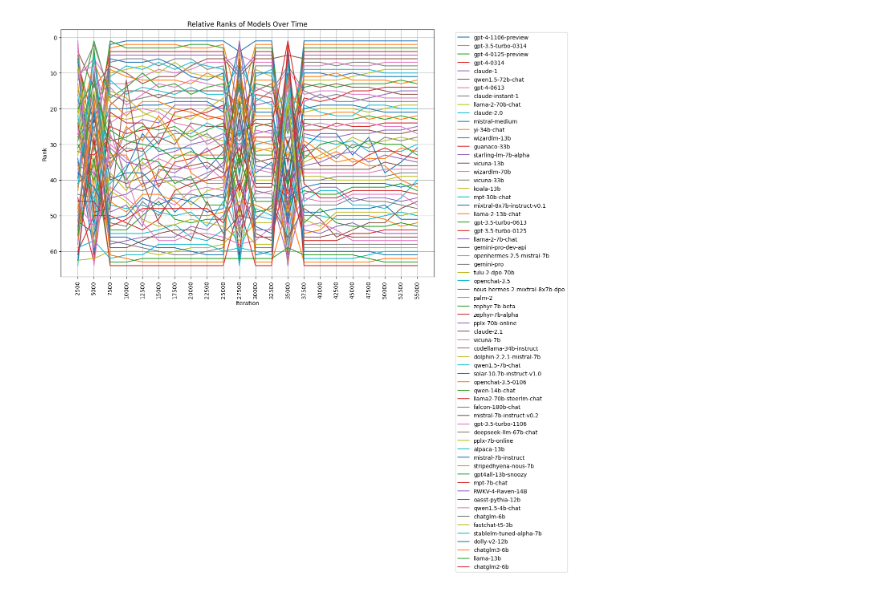
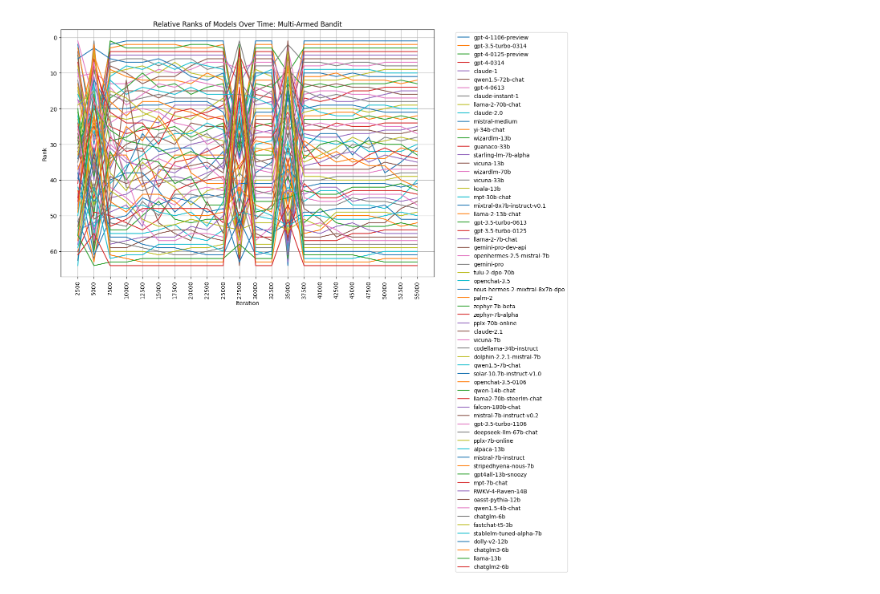
Before and after one commit to wangtian24/tian-scripts, a Jupyter notebook: notebooks/route_feedback.ipynb, the cells around one changed output. Cells and saved outputs as stored; diff of their text form; code cells hidden in the pictures.

```diff
--- a/notebooks/route_feedback.ipynb
+++ b/notebooks/route_feedback.ipynb
@@ -42,26 +40,27 @@ df.head(3)
 | 1 | 53567 | koala-13b | gpt-4-0613 | ["What is the difference between ... | ["A marriage license is a legal d... | ["A marriage license and a marria... | 0 | 1 | ... |
 | 2 | 65089 | gpt-3.5-turbo-0613 | mistral-medium | ["explain function calling. how w... | ["Function calling is the process... | ["Function calling is the process... | 0 | 0 | ... |
 # %%
-models = set(df.model_a.unique()) | set(df.model_b.unique())
+def get_models(df: pd.DataFrame) -> list[str]:
+    return list(set(df.model_a.unique()) | set(df.model_b.unique()))
 
-router = MABRouter(
-    arms=list(models),
+
+def binarize(arm, reward):
+    return reward >= 0.5
+
+
+ranker = MultiArmedBanditRanker(
+    models=get_models(df),
+    # learning_policy=LearningPolicy.ThompsonSampling(binarizer=binarize),
     learning_policy=LearningPolicy.EpsilonGreedy(epsilon=0.15),
 )
 
 arm_df = pd.DataFrame()
 for i, row in df.iterrows():
-    arms = [row["model_a"], row["model_b"]]
-    if row["winner_tie"]:
-        rewards = [0.5, 0.5]
-    elif row["winner"] == "model_a":
-        rewards = [1, 0]
-    else:
-        rewards = [0, 1]
-    router.update(arms, rewards)
+    result = 0.5 if row["winner_tie"] else (1 if row["winner"] == "model_a" else 0)
+    ranker.update(row.model_a, row.model_b, result)
     if i % 2500 == 0 and i > 0:
-        expectations = router.mab.predict_expectations()
-        arm_df_i = pd.DataFrame(list(expectations.items()), columns=["model", f"rank_{i}"])
+        ranks = ranker.ranks()
+        arm_df_i = pd.DataFrame(list(ranks.items()), columns=["model", f"rank_{i}"])
         if arm_df.empty:
             arm_df = arm_df_i
         else:
@@ -76,37 +75,37 @@ arm_df.head(3)
 3 rows × 23 columns
 # %%
-def plot_ranked_df(model_df: pd.DataFrame):
+def plot_ranked_df(model_df: pd.DataFrame, title: str):
     rank_columns = [col for col in model_df.columns if col.startswith("rank_")]
     rank_columns_sorted = sorted(rank_columns, key=lambda x: int(x.split("_")[1]))
 
     # Calculate the ranks of the arms for each expectation column in ascending order
     rank_df = model_df.set_index("model")[rank_columns_sorted].rank(ascending=False)
 
     # Sort arms by their final rank in ascending order
     final_ranks = rank_df[rank_columns_sorted[-1]].sort_values().index
 
     # Plot the ranks over time using seaborn
     plt.figure(figsize=(12, 8))
     for arm in final_ranks:
         sns.lineplot(data=rank_df.loc[arm], label=arm)
 
     plt.xlabel("Iteration")
     plt.ylabel("Rank")
-    plt.title("Relative Ranks of Models Over Time")
+    plt.title(f"Relative Ranks of Models Over Time: {title}")
     plt.legend(bbox_to_anchor=(1.05, 1), loc="upper left")
     plt.grid(True)
     plt.xticks(
         ticks=range(len(rank_columns_sorted)),
         labels=[int(col.split("_")[1]) for col in rank_columns_sorted],
         rotation=90,
     )
     plt.gca().invert_yaxis()  # Invert the y-axis to have rank 1 at the top
     plt.show()
 
 
-plot_ranked_df(arm_df)
+plot_ranked_df(arm_df, "Multi-Armed Bandit")
 # %% [output]
-[figure, old version]
+[figure, new version]
 # %%
 # Convert the dataset to a list of battles, our internal representation.
 def row_to_battle(row):
```
Also changed, not shown: parts of 10 cells of this notebook, 15 other files.
